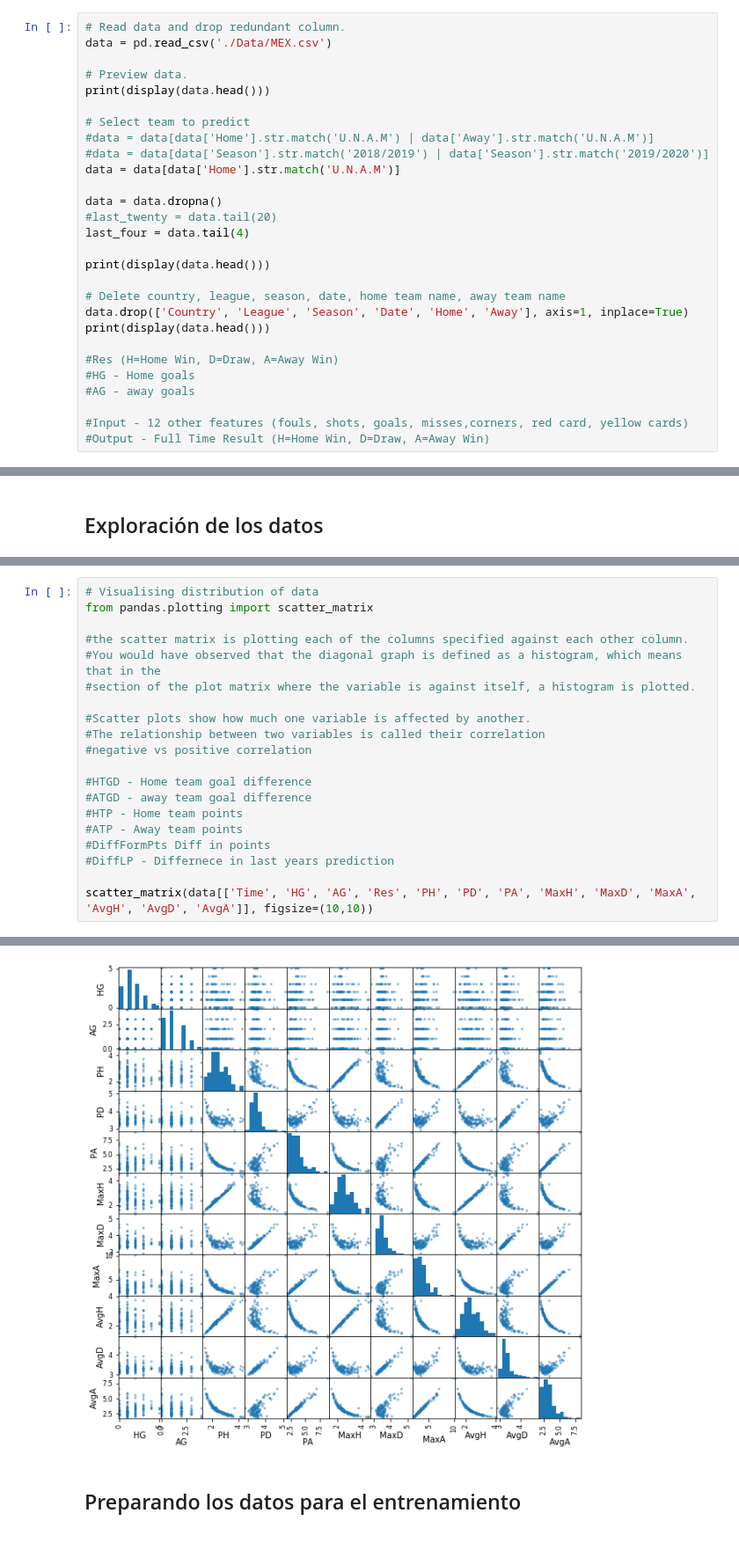
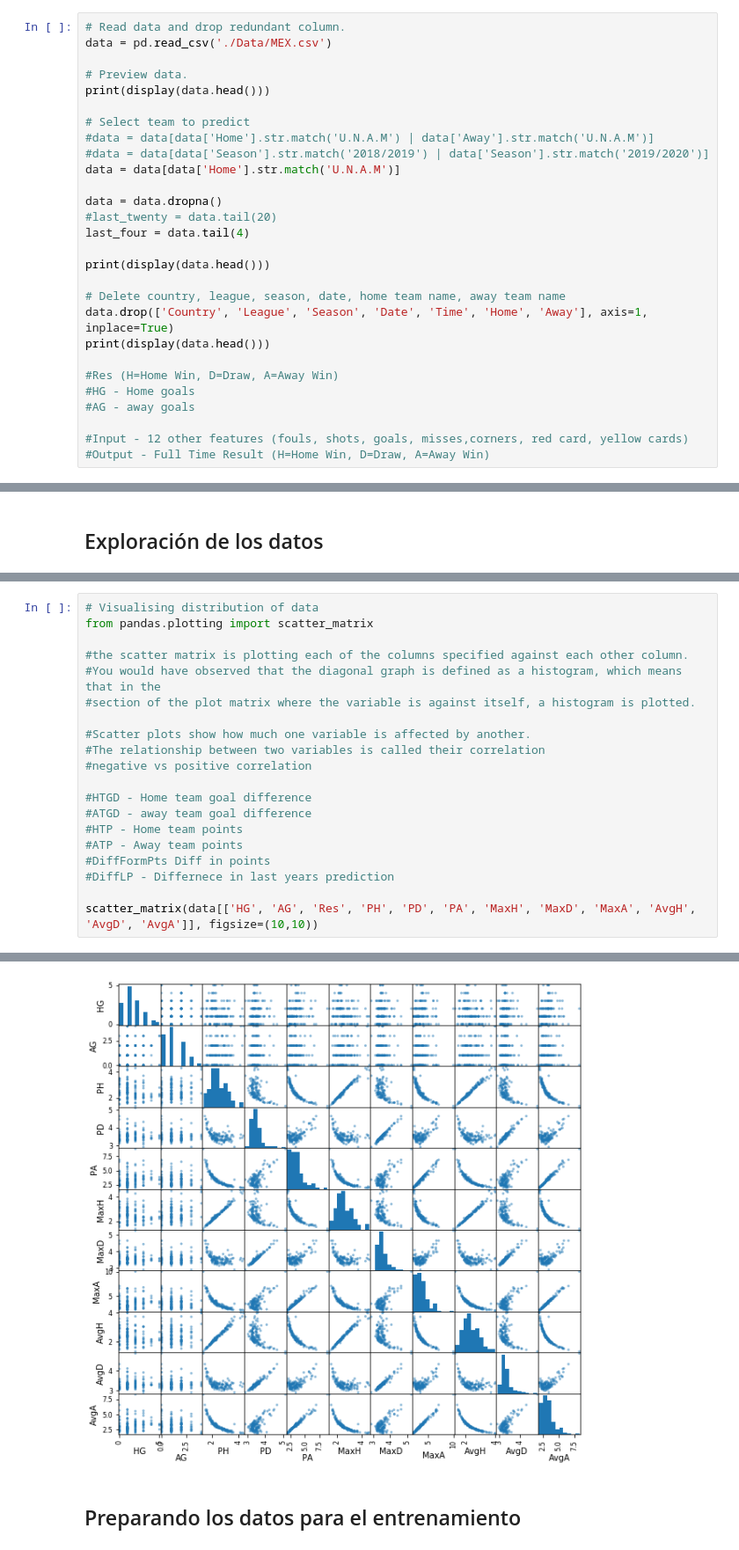
Before and after one commit to Daradem/Predicting_Winning_Teams, a Jupyter notebook: Prediction.ipynb, the cells around one changed output, grey strips where cells are left out. Shown at 88% size. Cells and saved outputs as stored; diff of their text form.

```diff
--- a/Prediction.ipynb
+++ b/Prediction.ipynb
@@ -52,7 +53,7 @@ last_four = data.tail(4)
 print(display(data.head()))
 
 # Delete country, league, season, date, home team name, away team name
-data.drop(['Country', 'League', 'Season', 'Date', 'Home', 'Away'], axis=1, inplace=True)
+data.drop(['Country', 'League', 'Season', 'Date', 'Time', 'Home', 'Away'], axis=1, inplace=True)
 print(display(data.head()))
 
 #Res (H=Home Win, D=Draw, A=Away Win)
@@ -120,35 +121,35 @@ from pandas.plotting import scatter_matrix
 
 #Scatter plots show how much one variable is affected by another.
 #The relationship between two variables is called their correlation
 #negative vs positive correlation
 
 #HTGD - Home team goal difference
 #ATGD - away team goal difference
 #HTP - Home team points
 #ATP - Away team points
 #DiffFormPts Diff in points
 #DiffLP - Differnece in last years prediction
 
-scatter_matrix(data[['Time', 'HG', 'AG', 'Res', 'PH', 'PD', 'PA', 'MaxH', 'MaxD', 'MaxA', 'AvgH', 'AvgD', 'AvgA']], figsize=(10,10))
+scatter_matrix(data[['HG', 'AG', 'Res', 'PH', 'PD', 'PA', 'MaxH', 'MaxD', 'MaxA', 'AvgH', 'AvgD', 'AvgA']], figsize=(10,10))
 # %% [output]
 array([[<matplotlib.axes._subplots.AxesSubplot object at 0x...>,
         <matplotlib.axes._subplots.AxesSubplot object at 0x...>,
         <matplotlib.axes._subplots.AxesSubplot object at 0x...>,
         <matplotlib.axes._subplots.AxesSubplot object at 0x...>,
         <matplotlib.axes._subplots.AxesSubplot object at 0x...>,
         <matplotlib.axes._subplots.AxesSubplot object at 0x...>,
         <matplotlib.axes._subplots.AxesSubplot object at 0x...>,
         <matplotlib.axes._subplots.AxesSubplot object at 0x...>,
         <matplotlib.axes._subplots.AxesSubplot object at 0x...>,
         <matplotlib.axes._subplots.AxesSubplot object at 0x...>,
         <matplotlib.axes._subplots.AxesSubplot object at 0x...>],
        [<matplotlib.axes._subplots.AxesSubplot object at 0x...>,
 ... (106 lines left out)
         <matplotlib.axes._subplots.AxesSubplot object at 0x...>,
         <matplotlib.axes._subplots.AxesSubplot object at 0x...>,
         <matplotlib.axes._subplots.AxesSubplot object at 0x...>]],
       dtype=object)
-[figure, old version]
+[figure, new version]
 # %% [markdown]
 ## Preparando los datos para el entrenamiento
 # %%
```
Also changed, not shown: parts of 8 cells of this notebook.
